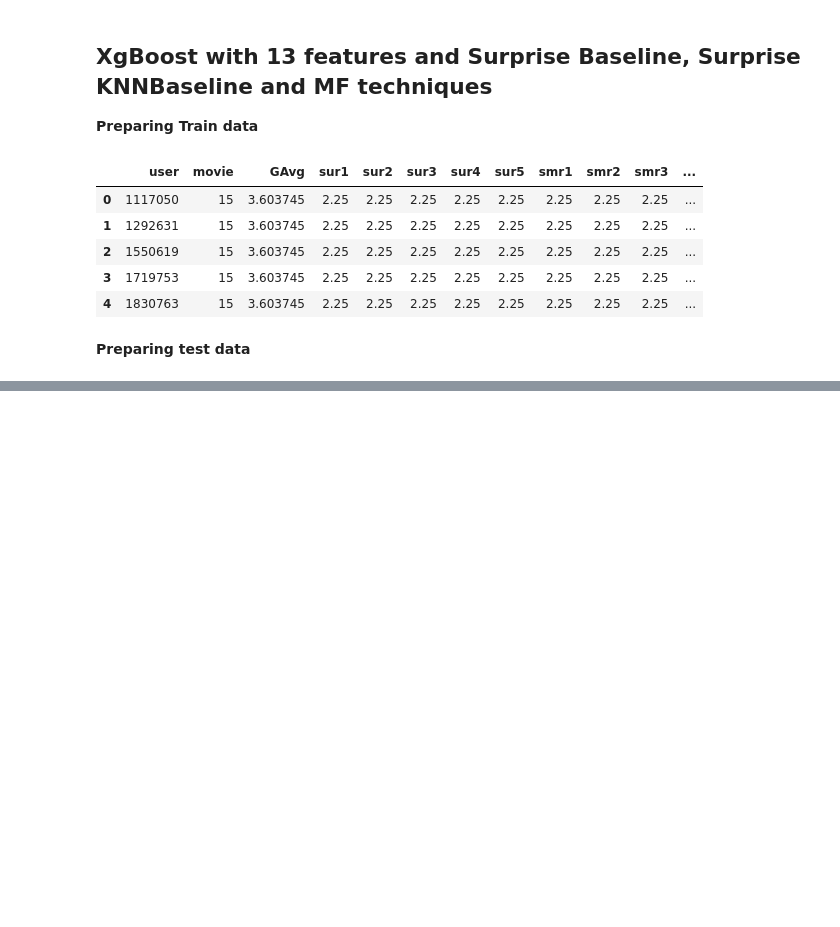
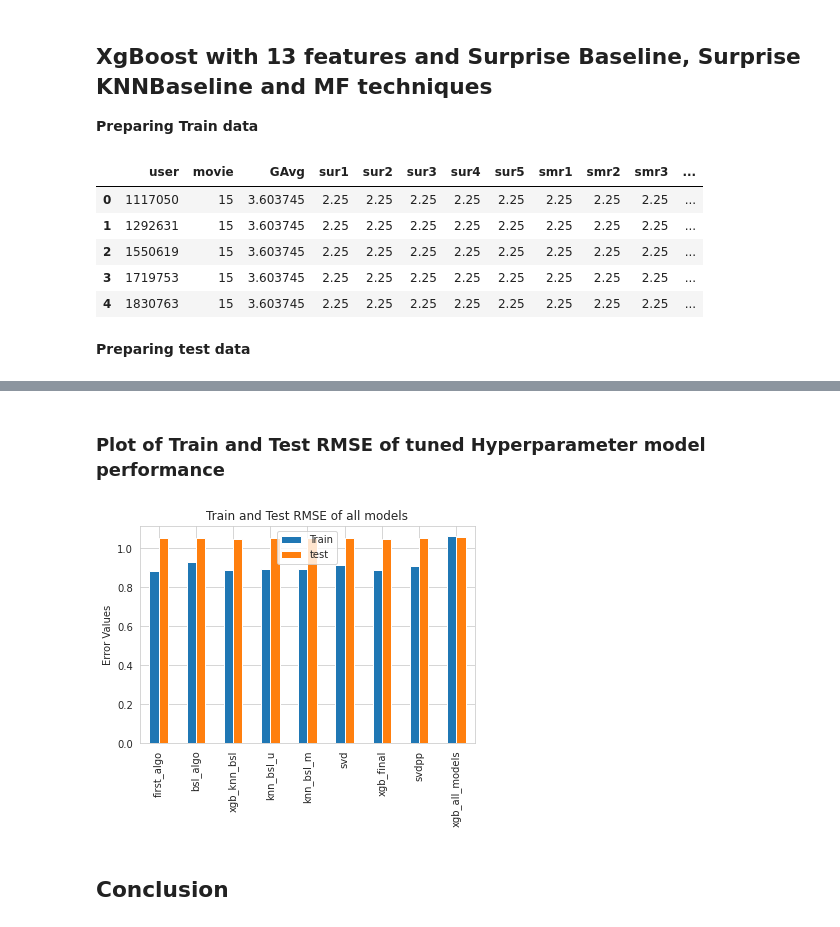
Before and after one commit to AnilKumar-06/Movie-Recommandation, a Jupyter notebook: NetflixRecommandationSystem.ipynb, the cells around one changed output, grey strips where cells are left out. Drawn from its saved outputs; the diff is of its cells as text; code cells hidden in the pictures; blank space fills up the shorter version.

```diff
--- a/NetflixRecommandationSystem.ipynb
+++ b/NetflixRecommandationSystem.ipynb
@@ -1993,0 +2130,16 @@ reg_test_df.head()
+# %% [markdown]
+### **Plot of Train and Test RMSE of tuned Hyperparameter model performance**
+# %%
+train_performance = pd.DataFrame(models_evaluation_train)
+test_performance = pd.DataFrame(models_evaluation_test)
+
+performance_dataframe = pd.DataFrame({'Train': train_performance.loc['rmse'], 'test':test_performance.loc['rmse']})
+
+performance_dataframe.plot(kind='bar', grid=True)
+plt.title("Train and Test RMSE of all models")
+plt.ylabel("Error Values")
+plt.show()
+# %% [output]
+[figure, added]
+# %% [markdown]
+## **Conclusion**
```
Also changed, not shown: parts of 32 cells of this notebook.
